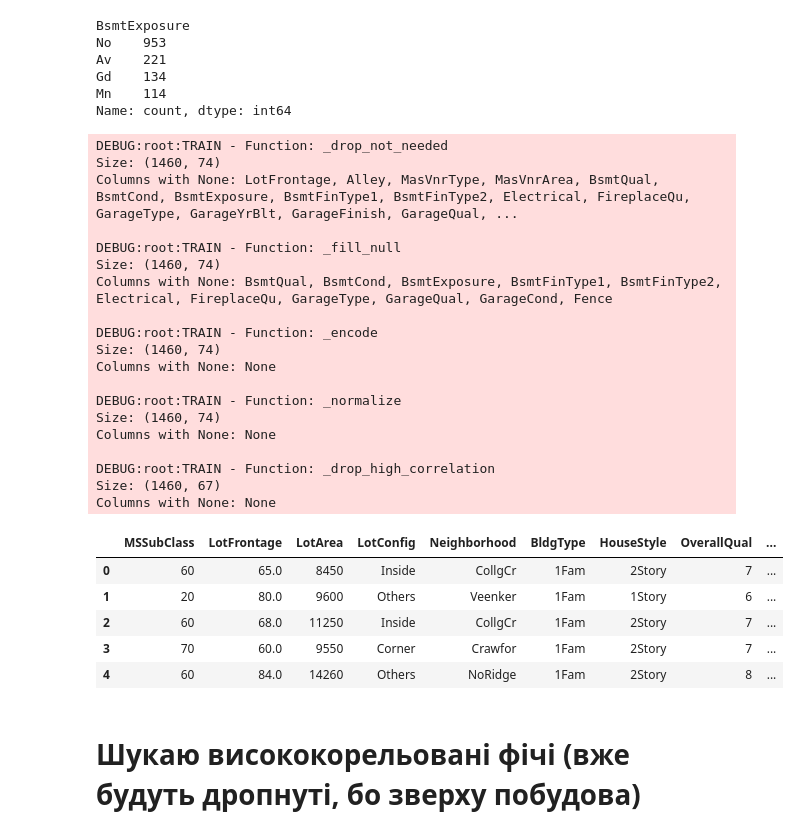
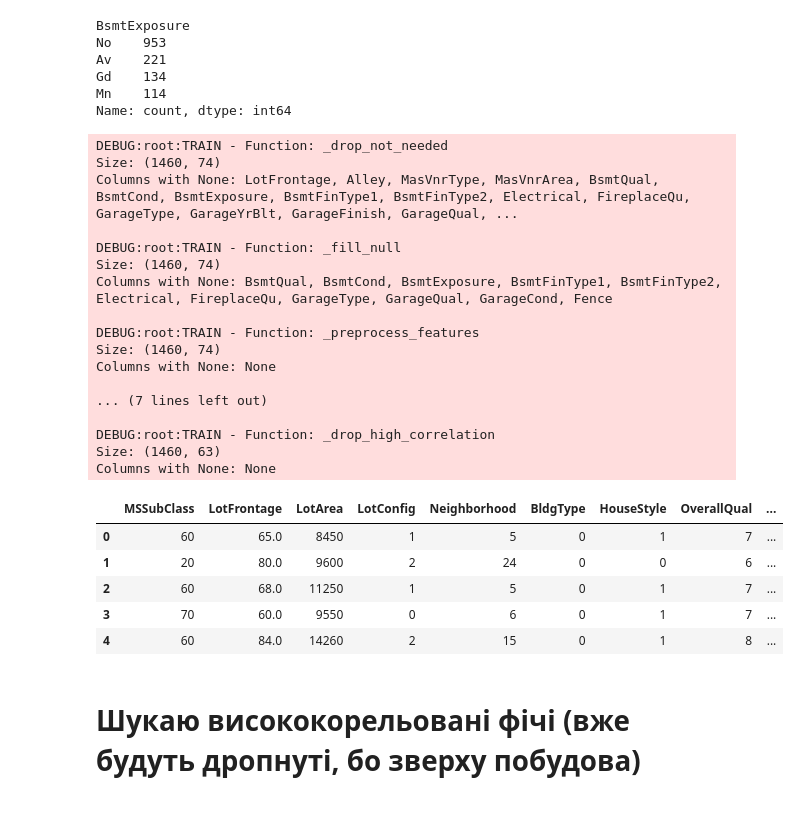
Before and after one commit to SerhiiDolhopolov/ML_Final_HousePredict, a Jupyter notebook: src/feature_engineering.ipynb, the cells around one changed output. Saved outputs shown, nothing was run; the diff lists cells and outputs as text; code cells hidden in the pictures.

```diff
--- a/src/feature_engineering.ipynb
+++ b/src/feature_engineering.ipynb
@@ -12,7 +14,7 @@ pd.set_option('display.max_rows', None)
 # %%
 target_column = "SalePrice"
 
-train_df = pd.read_csv("../HousePrice_train.csv")
-train_X = train_df.drop(columns=[target_column])
-test_X = pd.read_csv("../HousePrice_test.csv")
+df = pd.read_csv("../data/HousePrice_train.csv")
+X_train = df.drop(columns=[target_column])
+X_test = pd.read_csv("../data/HousePrice_test.csv")
 # %%
@@ -634,7 +636,8 @@ Gd    134
 Mn    114
 Name: count, dtype: int64
 # %%
-train_X = TreeSimilarPipeline(train_X, SplitDataType.TRAIN).build()
+label_encoder = LabelEncoder()
+X_train = TreeSimilarPipeline(X_train, SplitDataType.TRAIN, label_encoder).build()
 # %% [output]
 DEBUG:root:TRAIN - Function: _drop_not_needed
 Size: (1460, 74)
@@ -644,26 +647,24 @@ DEBUG:root:TRAIN - Function: _fill_null
 Size: (1460, 74)
 Columns with None: BsmtQual, BsmtCond, BsmtExposure, BsmtFinType1, BsmtFinType2, Electrical, FireplaceQu, GarageType, GarageQual, GarageCond, Fence
 
-DEBUG:root:TRAIN - Function: _encode
+DEBUG:root:TRAIN - Function: _preprocess_features
 Size: (1460, 74)
 Columns with None: None
 
-DEBUG:root:TRAIN - Function: _normalize
-Size: (1460, 74)
-Columns with None: None
+... (7 lines left out)
 
 DEBUG:root:TRAIN - Function: _drop_high_correlation
-Size: (1460, 67)
+Size: (1460, 63)
 Columns with None: None
 # %%
-train_X.head()
+X_train.head()
 # %% [output]
 |  | MSSubClass | LotFrontage | LotArea | LotConfig | Neighborhood | BldgType | HouseStyle | OverallQual | ... |
-| 0 | 60 | 65.0 | 8450 | Inside | CollgCr | 1Fam | 2Story | 7 | ... |
-| 1 | 20 | 80.0 | 9600 | Others | Veenker | 1Fam | 1Story | 6 | ... |
-| 2 | 60 | 68.0 | 11250 | Inside | CollgCr | 1Fam | 2Story | 7 | ... |
-| 3 | 70 | 60.0 | 9550 | Corner | Crawfor | 1Fam | 2Story | 7 | ... |
-| 4 | 60 | 84.0 | 14260 | Others | NoRidge | 1Fam | 2Story | 8 | ... |
+| 0 | 60 | 65.0 | 8450 | 1 | 5 | 0 | 1 | 7 | ... |
+| 1 | 20 | 80.0 | 9600 | 2 | 24 | 0 | 0 | 6 | ... |
+| 2 | 60 | 68.0 | 11250 | 1 | 5 | 0 | 1 | 7 | ... |
+| 3 | 70 | 60.0 | 9550 | 0 | 6 | 0 | 1 | 7 | ... |
+| 4 | 60 | 84.0 | 14260 | 2 | 15 | 0 | 1 | 8 | ... |
 # %% [markdown]
 # Шукаю висококорельовані фічі (вже будуть дропнуті, бо зверху побудова)
 # %%
```
Also changed, not shown: parts of 63 cells of this notebook, 17 other files.
